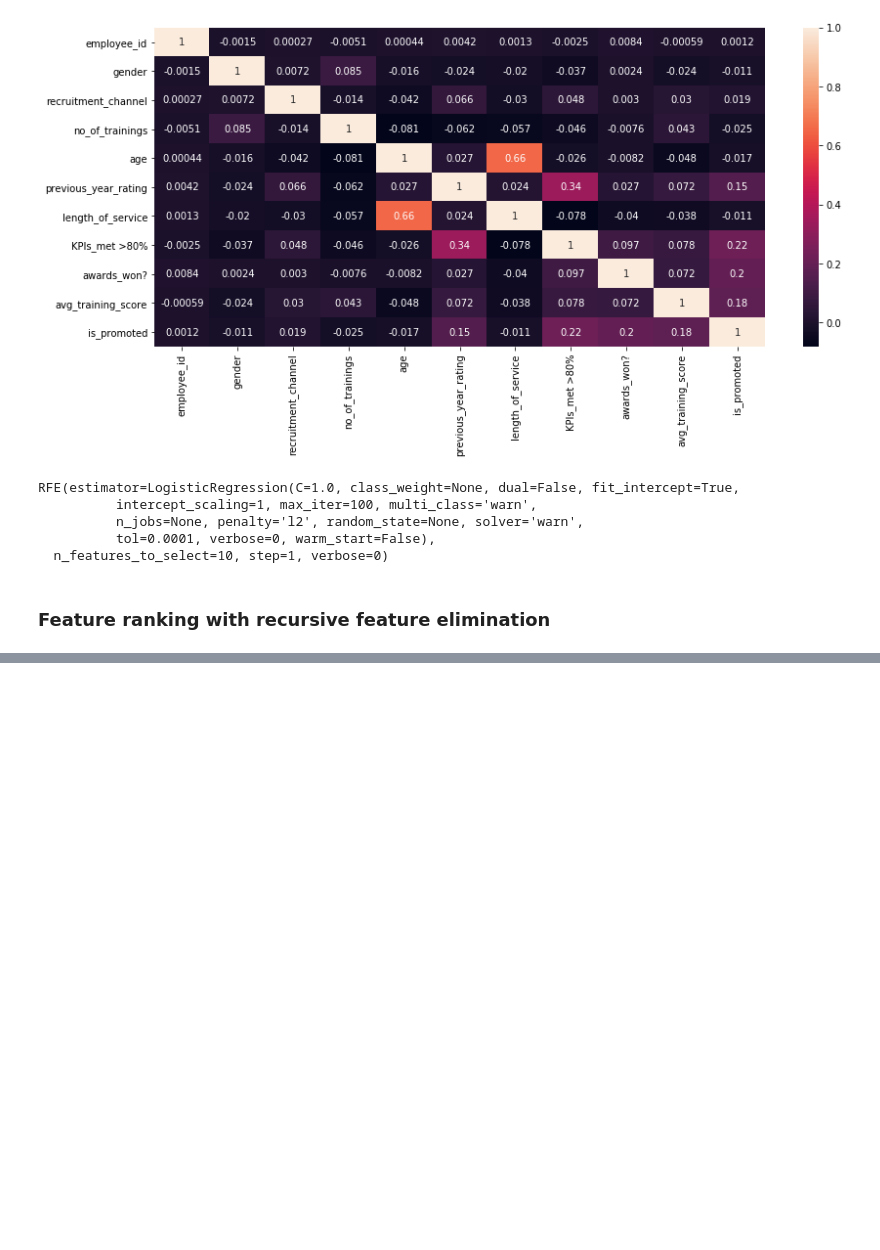
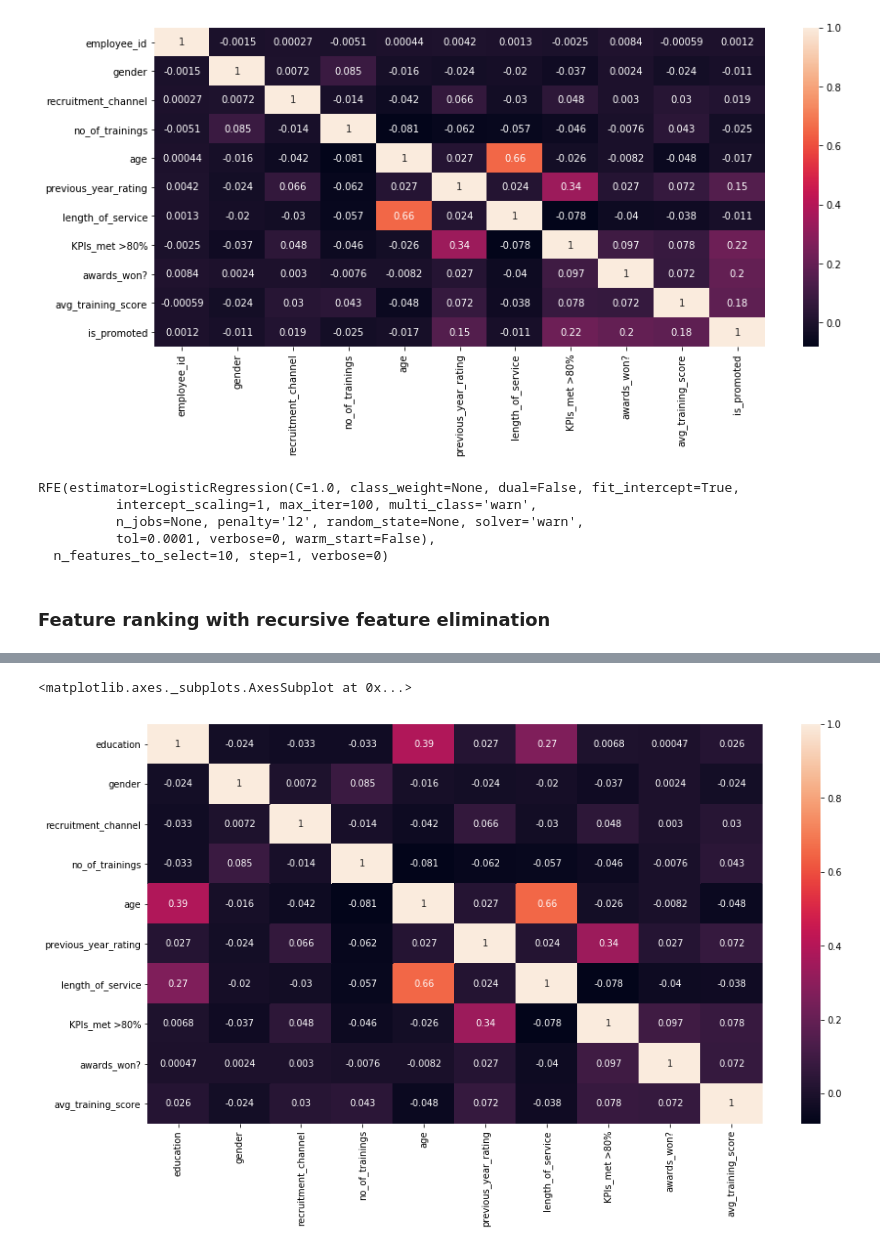
Before and after one commit to amitkan1995/21DaysOfMLCode, a Jupyter notebook: Day-1 HR Analytics/hr_analytics.ipynb, the cells around one changed output, grey strips where cells are left out. Saved outputs shown, nothing was run; the diff lists cells and outputs as text; code cells hidden in the pictures; blank space fills up the shorter version.

```diff
--- a/Day-1 HR Analytics/hr_analytics (incomplete).ipynb
+++ b/Day-1 HR Analytics/hr_analytics.ipynb
@@ -190,0 +193,15 @@ NameError: name 'rfcev' is not defined
+# %%
+# As we can 10 features we get high cross vaidation score
+
+selected_features = ['education', 'gender',
+       'recruitment_channel', 'no_of_trainings', 'age', 'previous_year_rating',
+       'length_of_service', 'KPIs_met >80%', 'awards_won?',
+       'avg_training_score']
+X = train_file[selected_features]
+
+# Correlation for final selected features
+plt.figure(figsize=(15,8))
+sns.heatmap(X.corr(), annot=True)
+# %% [output]
+<matplotlib.axes._subplots.AxesSubplot at 0x...>
+[figure, added]
```
Also changed, not shown: parts of 1 cell of this notebook.
